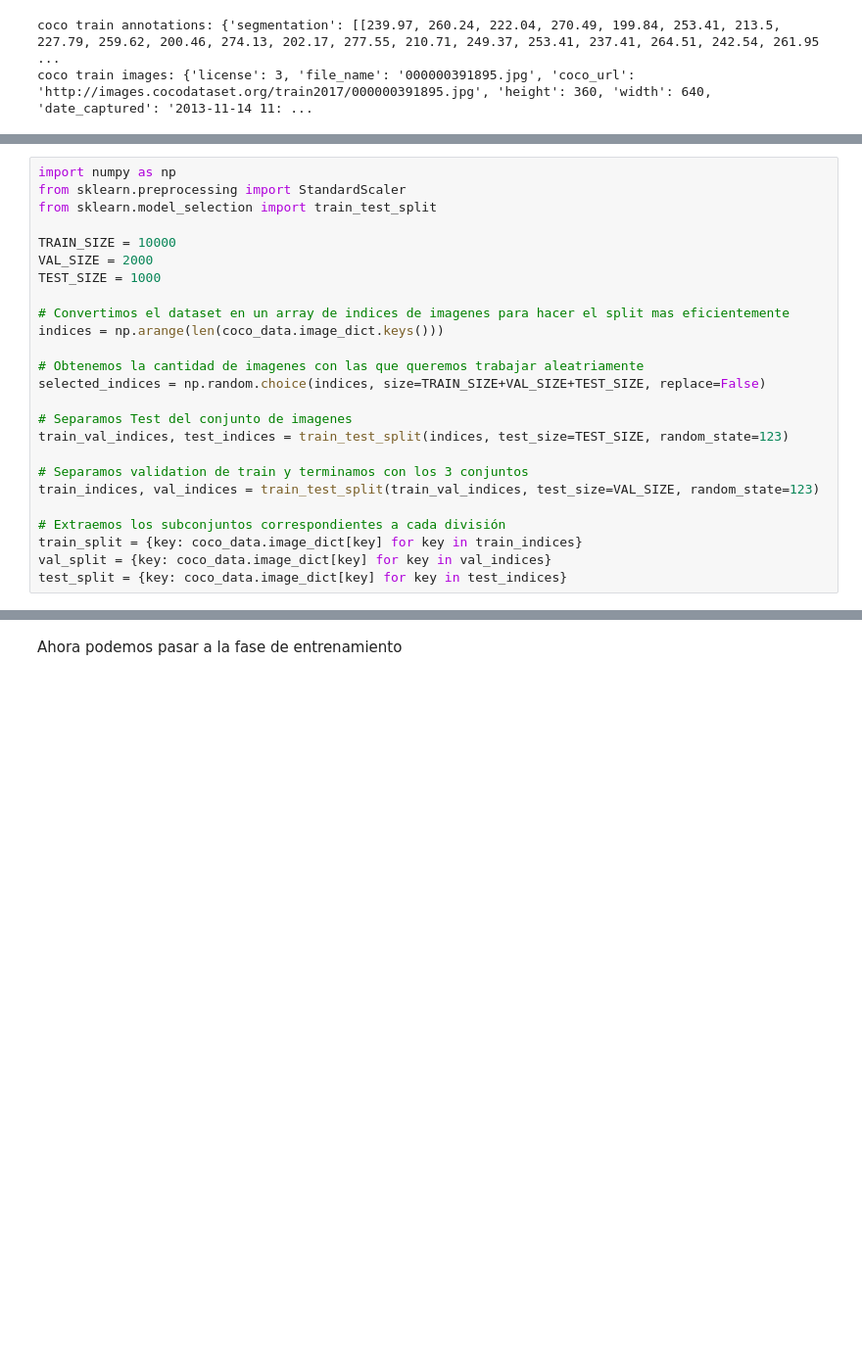
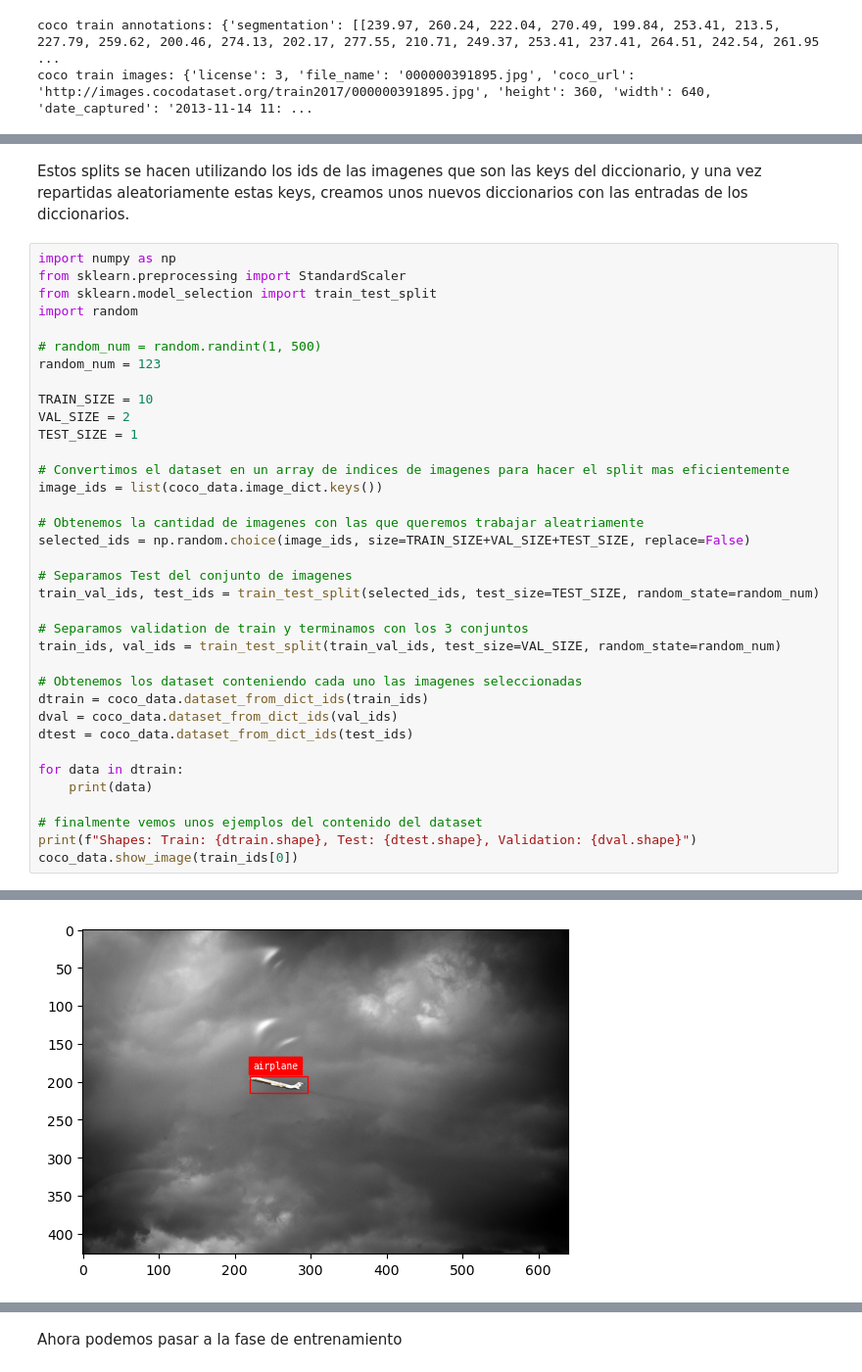
Before and after one commit to sprieton/deteccion_de_polipos_aplicando_ViT, a Jupyter notebook: detección_ViT.ipynb, the cells around one changed output, grey strips where cells are left out. Shown: that part at 98% size. Drawn from its saved outputs; the diff is of its cells as text; blank space fills up the shorter version.

Commit message:
Avances en el proceso de tratamiento de imagenes

```diff
--- a/detección_ViT.ipynb
+++ b/detección_ViT.ipynb
@@ -62,25 +50,39 @@ coco_dataset.shape
+# %% [markdown]
+Estos splits se hacen utilizando los ids de las imagenes que son las keys del diccionario, y una vez repartidas aleatoriamente estas keys, creamos unos nuevos diccionarios con las entradas de los diccionarios.
 # %%
 import numpy as np
 from sklearn.preprocessing import StandardScaler
 from sklearn.model_selection import train_test_split
+import random
 
-TRAIN_SIZE = 10000
-VAL_SIZE = 2000
-TEST_SIZE = 1000
+# random_num = random.randint(1, 500)
+random_num = 123
+
+TRAIN_SIZE = 10
+VAL_SIZE = 2
+TEST_SIZE = 1
 
 # Convertimos el dataset en un array de indices de imagenes para hacer el split mas eficientemente
-indices = np.arange(len(coco_data.image_dict.keys()))
+image_ids = list(coco_data.image_dict.keys())
 
 # Obtenemos la cantidad de imagenes con las que queremos trabajar aleatriamente
-selected_indices = np.random.choice(indices, size=TRAIN_SIZE+VAL_SIZE+TEST_SIZE, replace=False)
+selected_ids = np.random.choice(image_ids, size=TRAIN_SIZE+VAL_SIZE+TEST_SIZE, replace=False)
 
 # Separamos Test del conjunto de imagenes
-train_val_indices, test_indices = train_test_split(indices, test_size=TEST_SIZE, random_state=123)
+train_val_ids, test_ids = train_test_split(selected_ids, test_size=TEST_SIZE, random_state=random_num)
 
 # Separamos validation de train y terminamos con los 3 conjuntos
-train_indices, val_indices = train_test_split(train_val_indices, test_size=VAL_SIZE, random_state=123)
+train_ids, val_ids = train_test_split(train_val_ids, test_size=VAL_SIZE, random_state=random_num)
 
-# Extraemos los subconjuntos correspondientes a cada división
-train_split = {key: coco_data.image_dict[key] for key in train_indices}
-val_split = {key: coco_data.image_dict[key] for key in val_indices}
-test_split = {key: coco_data.image_dict[key] for key in test_indices}
+# Obtenemos los dataset conteniendo cada uno las imagenes seleccionadas
+dtrain = coco_data.dataset_from_dict_ids(train_ids)
+dval = coco_data.dataset_from_dict_ids(val_ids)
+dtest = coco_data.dataset_from_dict_ids(test_ids)
+
+for data in dtrain:
+    print(data)
+
+# finalmente vemos unos ejemplos del contenido del dataset
+print(f"Shapes: Train: {dtrain.shape}, Test: {dtest.shape}, Validation: {dval.shape}")
+coco_data.show_image(train_ids[0])
+# %% [output]
@@ -87 +100,2 @@ test_split = {key: coco_data.image_dict[key] for key in test_indices}
+[figure, added]
 # %% [markdown]
```
Also changed, not shown: parts of 17 cells of this notebook, 1 other file.
